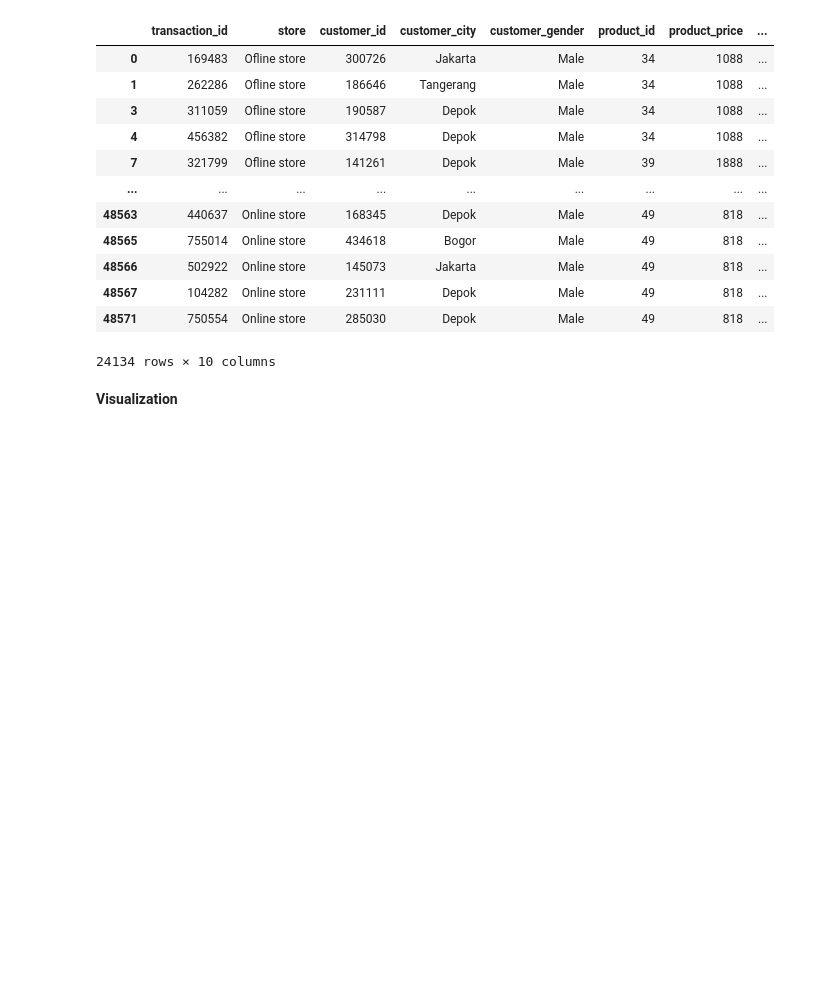
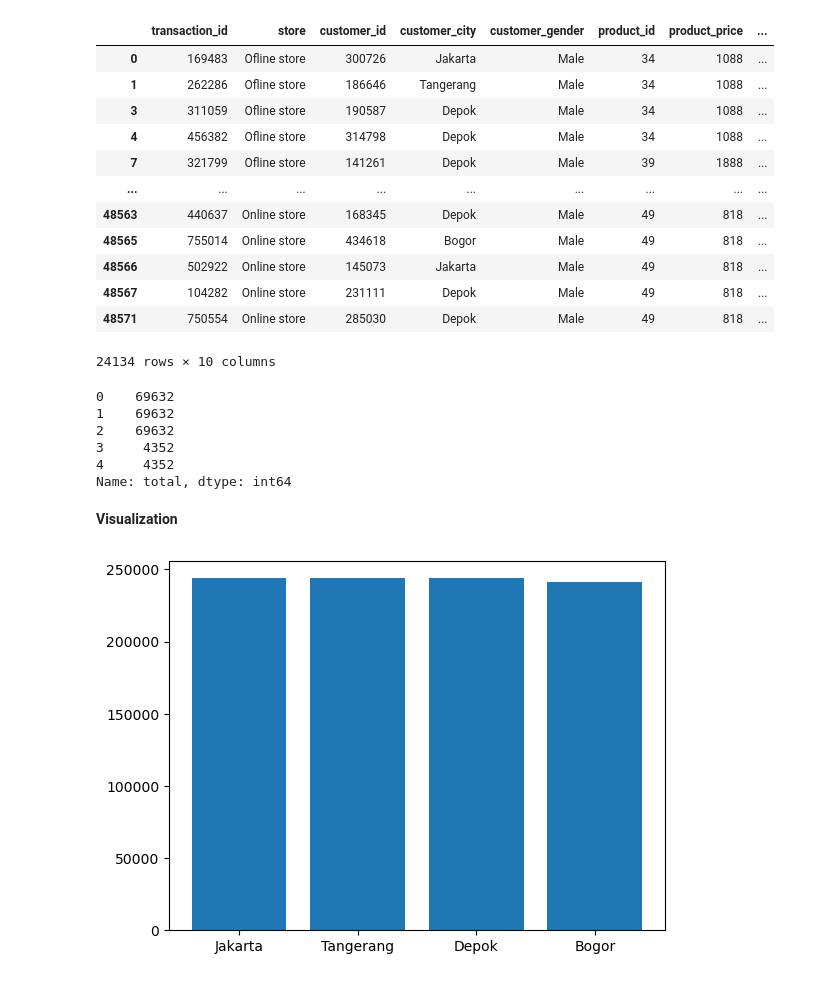
Before and after one commit to Edy-Mochamad/Analysis-Ecommers, a Jupyter notebook: ecommers.ipynb, the cells around one changed output. Cells and saved outputs as stored; diff of their text form; code cells hidden in the pictures; blank space fills up the shorter version.

```diff
--- a/ecommers.ipynb
+++ b/ecommers.ipynb
@@ -105,5 +105,23 @@ ds_1
 | 48567 | 104282 | Online store | 231111 | Depok | Male | 49 | 818 | ... |
 | 48571 | 750554 | Online store | 285030 | Depok | Male | 49 | 818 | ... |
 24134 rows × 10 columns
+# %%
+ds_2 = ds['customer_city']
+ds_2.head()
+
+ds_3 = ds['total']
+ds_3.head()
+# %% [output]
+0    69632
+1    69632
+2    69632
+3     4352
+4     4352
+Name: total, dtype: int64
 # %% [markdown]
 **Visualization**
+# %%
+barViz = range(len(ds_2))
+plt.bar(ds_2, ds_3);
+# %% [output]
+[figure, added]
```
Also changed, not shown: parts of 1 cell of this notebook.
